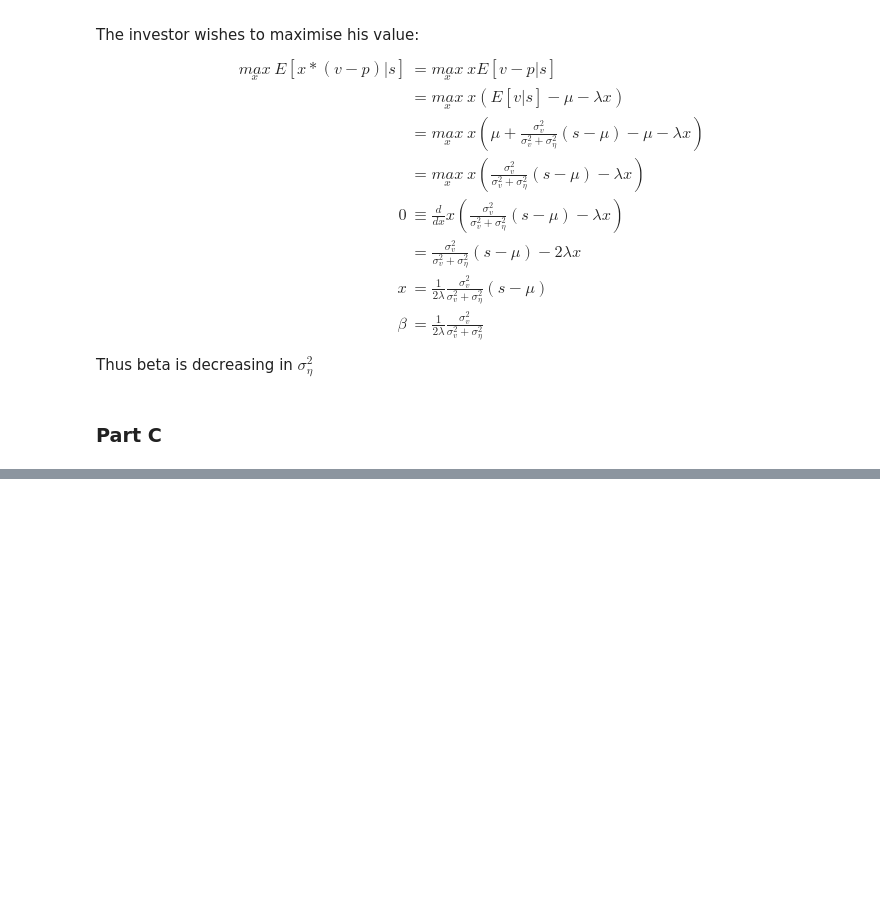
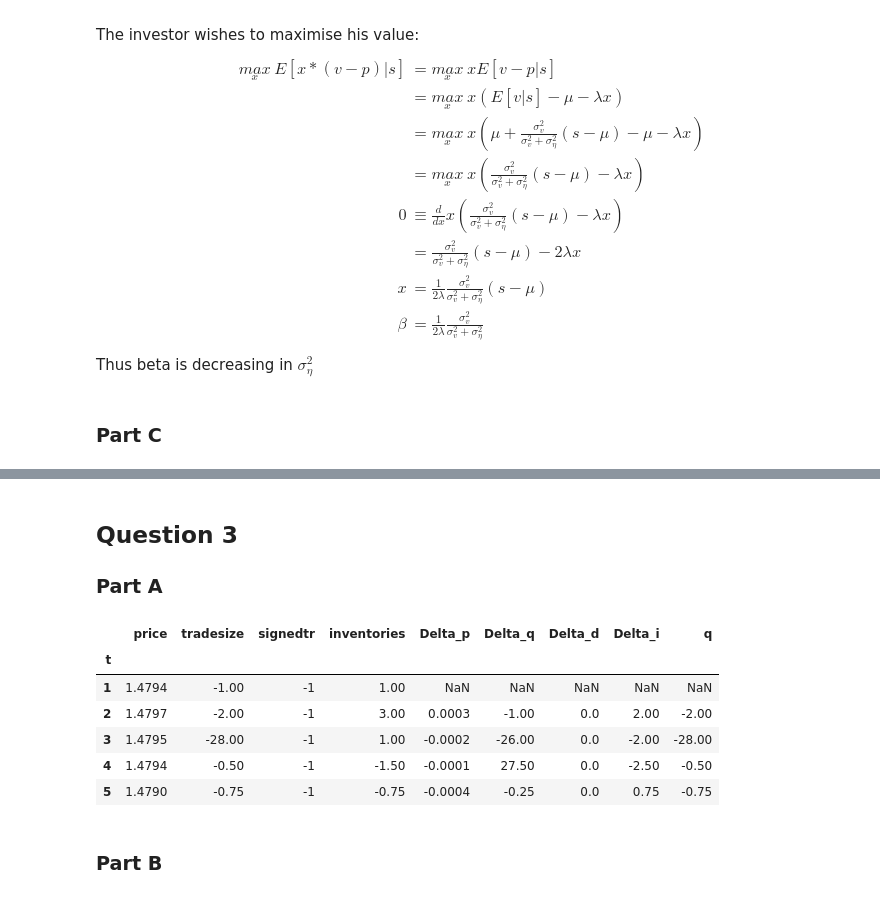
Before and after one commit to CharlieBradford/FINS4792, a Jupyter notebook: Homework.ipynb, the cells around one changed output, grey strips where cells are left out. Saved outputs shown, nothing was run; the diff lists cells and outputs as text; code cells hidden in the pictures; blank space fills up the shorter version.

```diff
--- a/Homework.ipynb
+++ b/Homework.ipynb
@@ -1283,0 +1498,18 @@ Thus beta is decreasing in $\sigma_\eta^2$
+# %% [markdown]
+## Question 3
+### Part A
+# %%
+data = pd.read_excel("data_2/Ch5_ex3_data.xls", index_col='t')
+fig = data['inventories'].plot() # Yes there is evidence of mean revesion
+# %%
+data.head()
+# %% [output]
+|  | price | tradesize | signedtr | inventories | Delta_p | Delta_q | Delta_d | Delta_i | q |
+| t |  |  |  |  |  |  |  |  |  |
+| 1 | 1.4794 | -1.00 | -1 | 1.00 | NaN | NaN | NaN | NaN | NaN |
+| 2 | 1.4797 | -2.00 | -1 | 3.00 | 0.0003 | -1.00 | 0.0 | 2.00 | -2.00 |
+| 3 | 1.4795 | -28.00 | -1 | 1.00 | -0.0002 | -26.00 | 0.0 | -2.00 | -28.00 |
+| 4 | 1.4794 | -0.50 | -1 | -1.50 | -0.0001 | 27.50 | 0.0 | -2.50 | -0.50 |
+| 5 | 1.4790 | -0.75 | -1 | -0.75 | -0.0004 | -0.25 | 0.0 | 0.75 | -0.75 |
+# %% [markdown]
+### Part B
```
Also changed, not shown: parts of 50 cells of this notebook, 1 other file.
